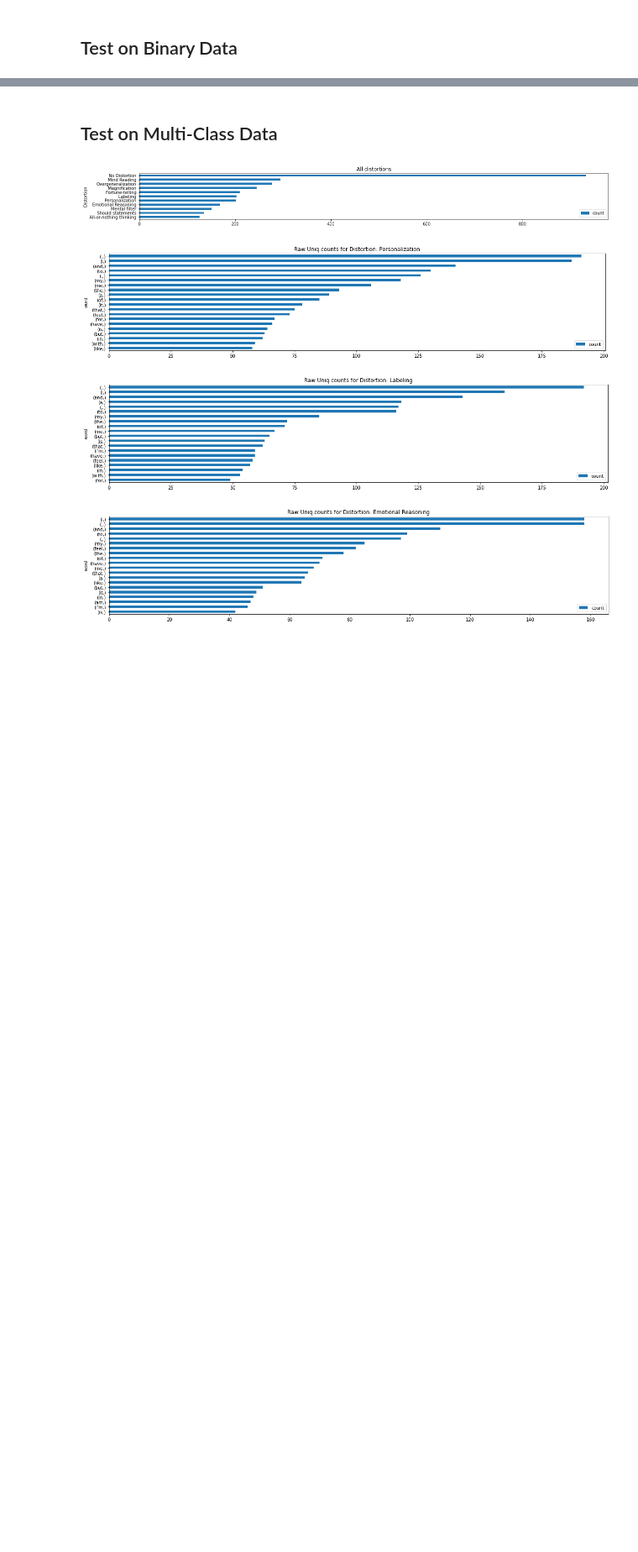
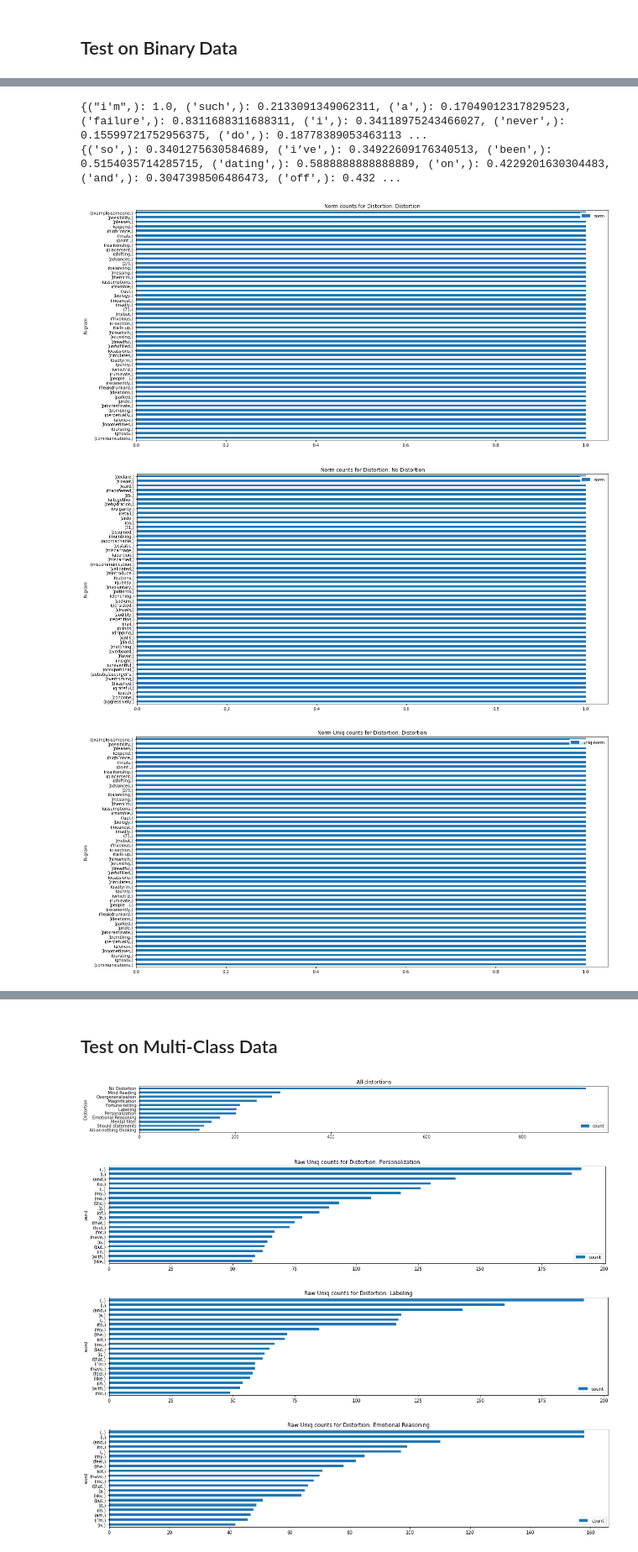
Before and after one commit to aigents/pygents, a Jupyter notebook: notebooks/nlp/sentiment/distortions_preliminary_data_checks.ipynb, the cells around one changed output, grey strips where cells are left out. Shown at 84% size. Saved outputs shown, nothing was run; the diff lists cells and outputs as text; code cells hidden in the pictures; blank space fills up the shorter version.

```diff
--- a/notebooks/nlp/sentiment/distortions_preliminary_data_checks.ipynb
+++ b/notebooks/nlp/sentiment/distortions_preliminary_data_checks.ipynb
@@ -451,0 +474,19 @@ plot_debug_charts(distortions, n_gram_dicts, all_n_grams, norm_n_gram_dicts, 50)
+# %%
+norm = dictdict_div_dict(n_gram_dicts,all_n_grams)
+norm_uniq = dictdict_div_dict(uniq_n_gram_dicts,uniq_all_n_grams)
+norm_norm_uniq = dictdict_mul_dictdict(norm,norm_uniq)
+norm_norm_uniq_norm = dictdict_div_dict(norm_norm_uniq,n_gram_distortions_counts)
+for distortion, ngram_dict in norm_uniq.items():
+    plot_dict(ngram_dict,labels="N-gram",values="norm",head=50,title=f"Norm counts for Distortion: {distortion}")
+for distortion, ngram_dict in norm_uniq.items():
+    plot_dict(ngram_dict,labels="N-gram",values="uniq norm",head=50,title=f"Norm Uniq counts for Distortion: {distortion}")
+for distortion, ngram_dict in norm_norm_uniq.items():
+    plot_dict(ngram_dict,labels="N-gram",values="uniq mul norm",head=50,title=f"Norm Uniq times Norm counts for Distortion: {distortion}")
+for distortion, ngram_dict in norm_norm_uniq_norm.items():
+    plot_dict(ngram_dict,labels="N-gram",values="uniq mul norm norm",head=200,title=f"Norm Uniq times Norm counts by Dist counts for Distortion: {distortion}")
+# %% [output]
+{("i'm",): 1.0, ('such',): 0.2133091349062311, ('a',): 0.17049012317829523, ('failure',): 0.8311688311688311, ('i',): 0.34118975243466027, ('never',): 0.15599721752956375, ('do',): 0.18778389053463113 ...
+{('so',): 0.3401275630584689, ('i’ve',): 0.34922609176340513, ('been',): 0.5154035714285715, ('dating',): 0.5888888888888889, ('on',): 0.4229201630304483, ('and',): 0.3047398506486473, ('off',): 0.432 ...
+[figure, added]
+[figure, added]
+[figure, added]
```
Also changed, not shown: parts of 11 cells of this notebook, 1 other file.
